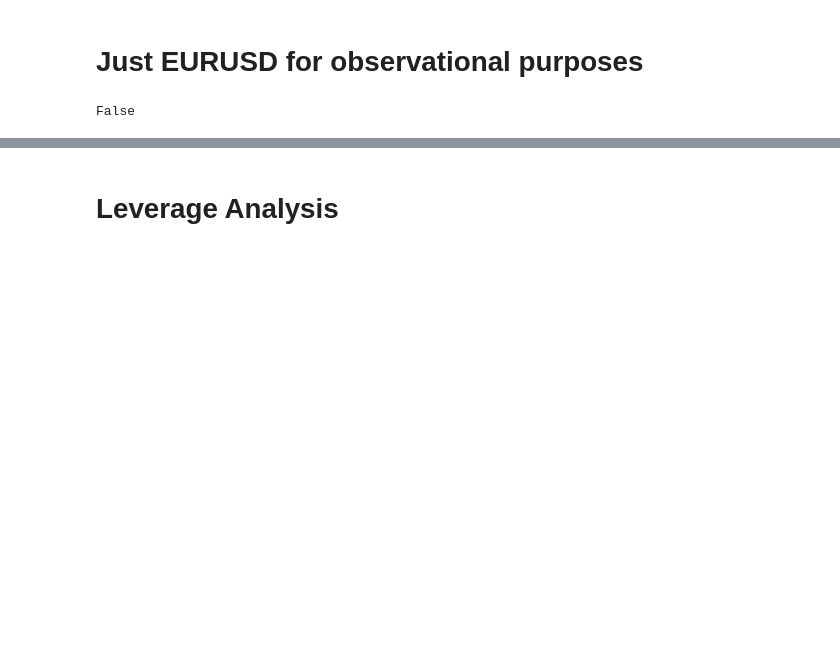
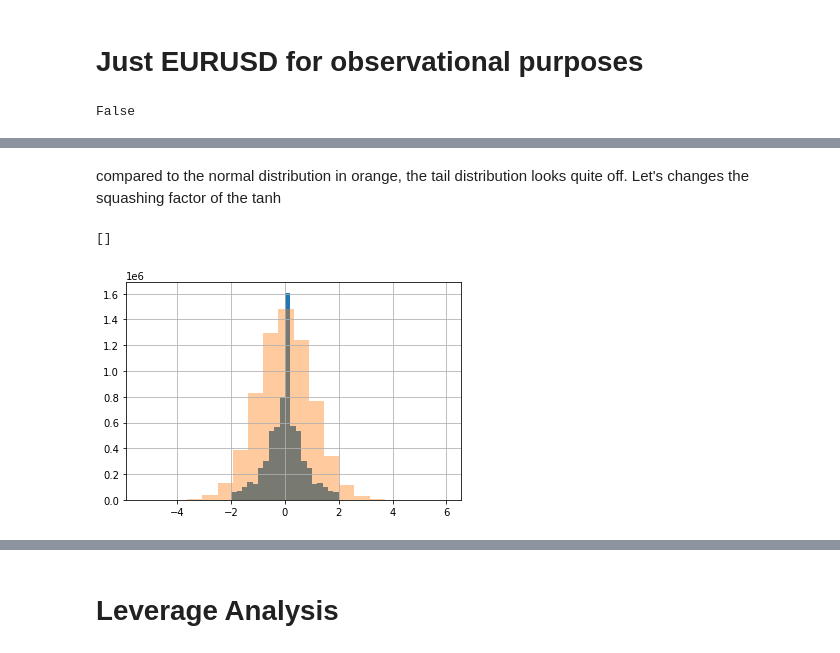
Before and after one commit to mtanghu/Transformer-Trader, a Jupyter notebook: Data.ipynb, the cells around one changed output, grey strips where cells are left out. Cells and saved outputs as stored; diff of their text form; code cells hidden in the pictures; blank space fills up the shorter version.

Commit message:
Analyze squashed 1-min delta inputs (preliminary)

```diff
--- a/Data.ipynb
+++ b/Data.ipynb
@@ -314,0 +317,10 @@ fx.between_time('21:59', '22:01')
+# %% [markdown]
+compared to the normal distribution in orange, the tail distribution looks quite off. Let's changes the squashing factor of the tanh
+# %%
+squash_factor = 2
+ax = (squash_factor * np.tanh(normal / squash_factor)).hist(bins = 20)
+ax.hist(np.random.normal(size = len(normal)), bins = 20, alpha = .4)
+ax.plot()
+# %% [output]
+[]
+[figure, added]
```
Also changed, not shown: parts of 9 cells of this notebook.
